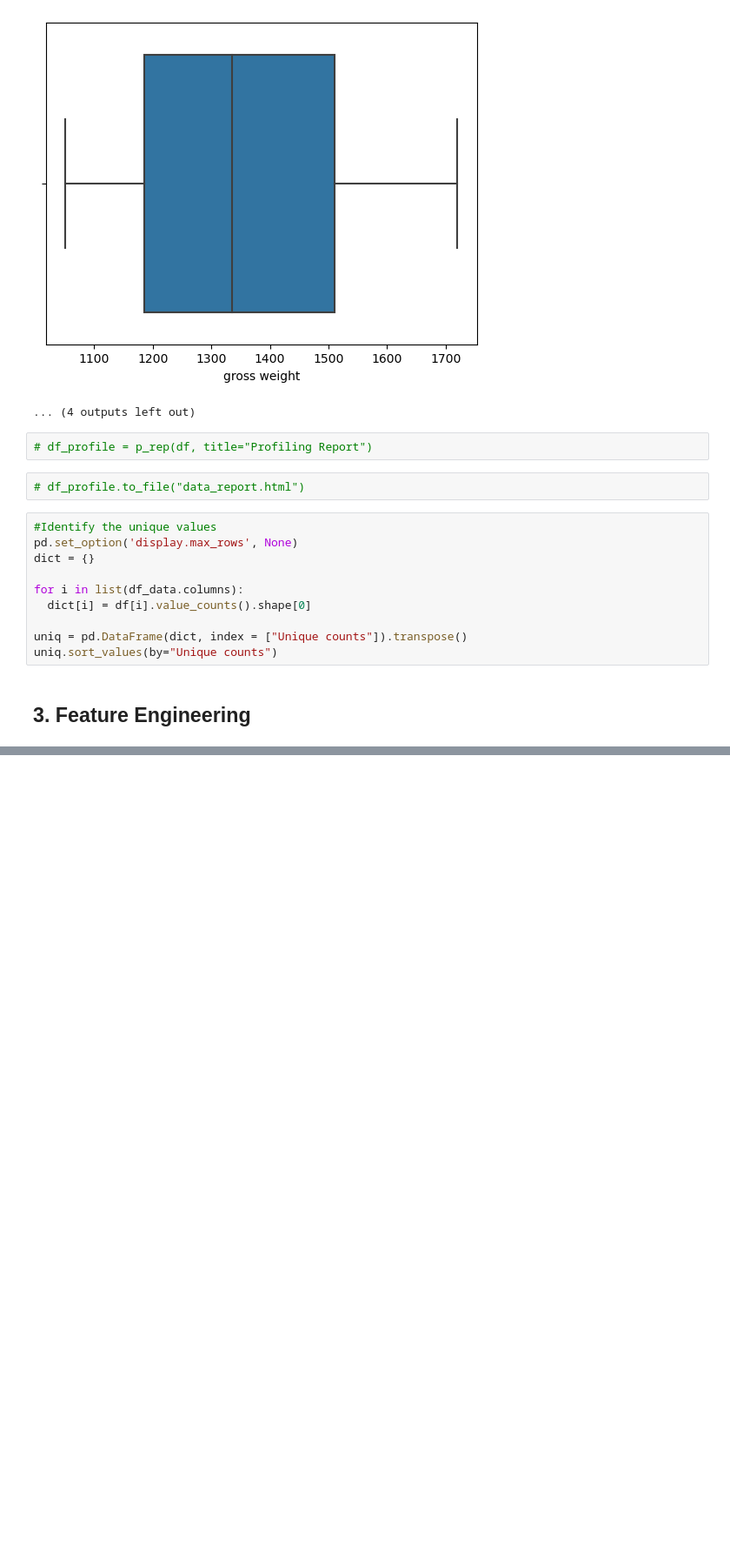
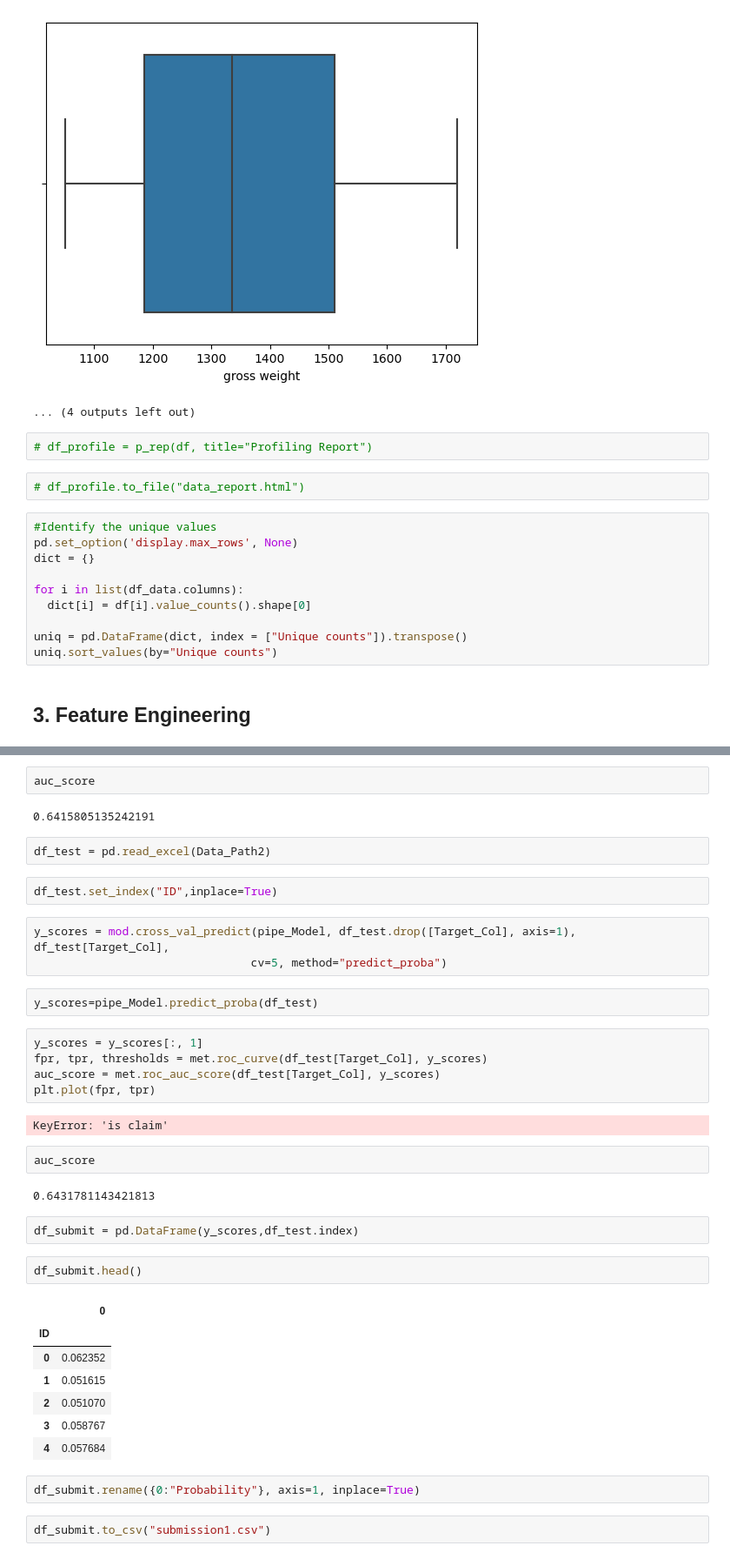
Before and after one commit to Rurushu13/IVAA-Hackaton, a Jupyter notebook: main2.ipynb, the cells around one changed output, grey strips where cells are left out. Shown at 87% size. Saved outputs shown, nothing was run; the diff lists cells and outputs as text; blank space fills up the shorter version.

```diff
--- a/main2.ipynb
+++ b/main2.ipynb
@@ -368,0 +1407,40 @@ uniq.sort_values(by="Unique counts")
+# %%
+auc_score
+# %% [output]
+0.6415805135242191
+# %%
+df_test = pd.read_excel(Data_Path2)
+# %%
+df_test.set_index("ID",inplace=True)
+# %%
+y_scores = mod.cross_val_predict(pipe_Model, df_test.drop([Target_Col], axis=1), df_test[Target_Col],
+                                cv=5, method="predict_proba")
+# %%
+y_scores=pipe_Model.predict_proba(df_test)
+# %%
+y_scores = y_scores[:, 1]
+fpr, tpr, thresholds = met.roc_curve(df_test[Target_Col], y_scores)
+auc_score = met.roc_auc_score(df_test[Target_Col], y_scores)
+plt.plot(fpr, tpr)
+# %% [output]
+KeyError: 'is claim'
+# %%
+auc_score
+# %% [output]
+0.6431781143421813
+# %%
+df_submit = pd.DataFrame(y_scores,df_test.index)
+# %%
+df_submit.head()
+# %% [output]
+|  | 0 |
+| ID |  |
+| 0 | 0.062352 |
+| 1 | 0.051615 |
+| 2 | 0.051070 |
+| 3 | 0.058767 |
+| 4 | 0.057684 |
+# %%
+df_submit.rename({0:"Probability"}, axis=1, inplace=True)
+# %%
+df_submit.to_csv("submission1.csv")
```
Also changed, not shown: parts of 12 cells of this notebook, 2 other files.
